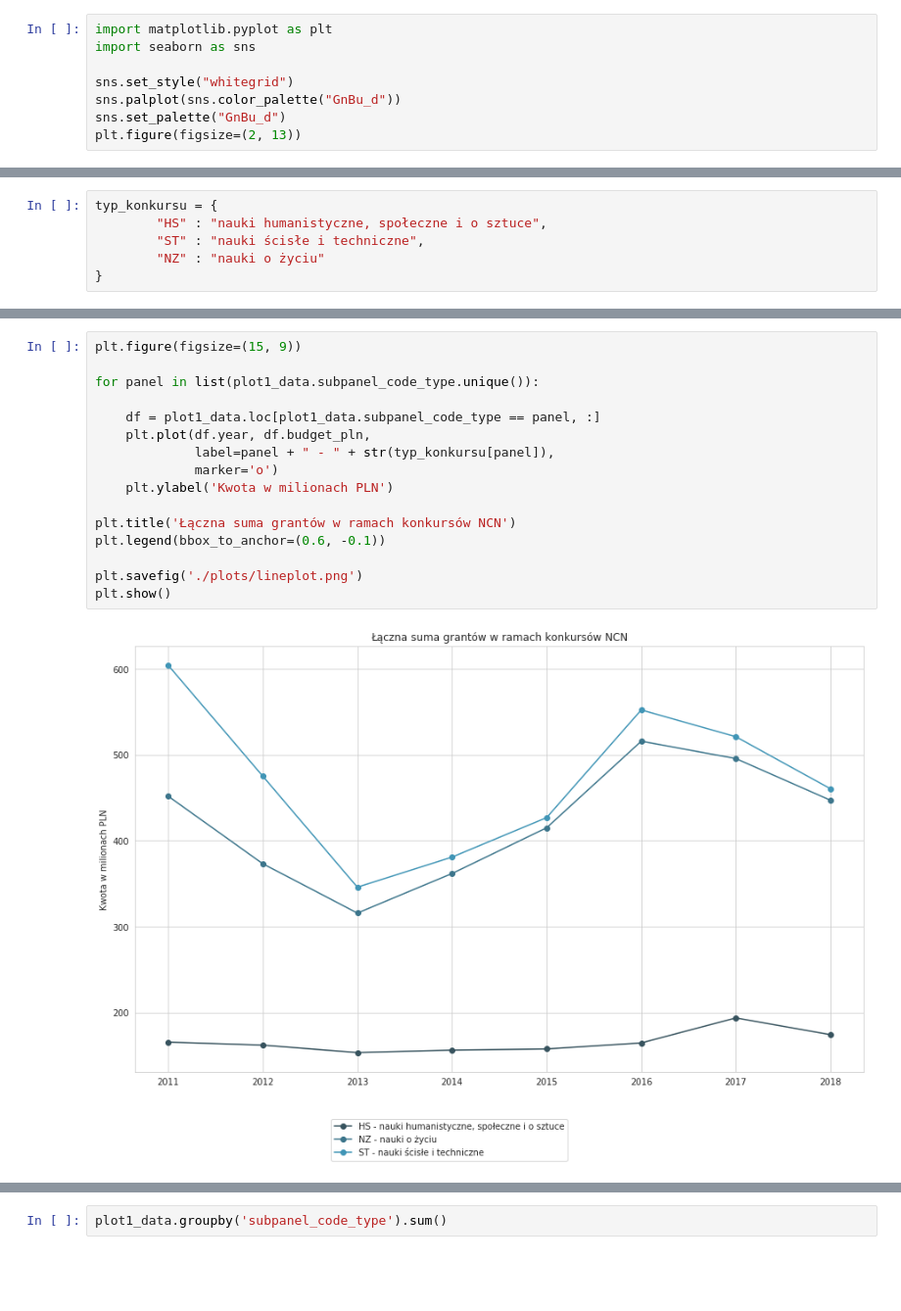
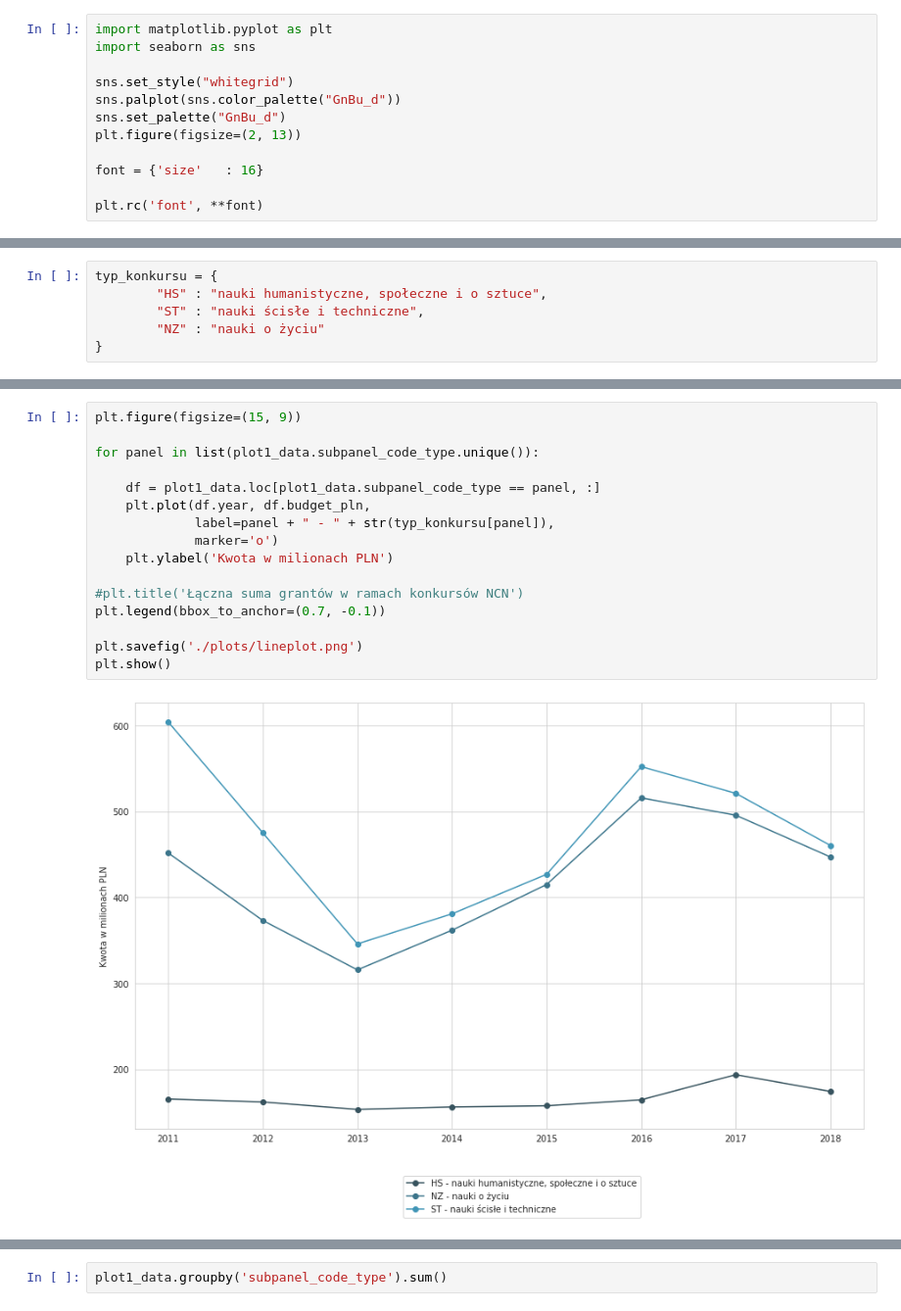
Before and after one commit to kolodziejczykjakub/ncn-grants, a Jupyter notebook: plots.ipynb, the cells around one changed output, grey strips where cells are left out. Shown: that part at 98% size. Drawn from its saved outputs; the diff is of its cells as text; blank space fills up the shorter version.

```diff
--- a/plots.ipynb
+++ b/plots.ipynb
@@ -37,3 +37,7 @@ sns.set_style("whitegrid")
 sns.palplot(sns.color_palette("GnBu_d"))
 sns.set_palette("GnBu_d")
 plt.figure(figsize=(2, 13))
+
+font = {'size'   : 16}
+
+plt.rc('font', **font)
@@ -69,18 +71,18 @@ plt.show()
 # %%
 plt.figure(figsize=(15, 9))
 
 for panel in list(plot1_data.subpanel_code_type.unique()):
 
     df = plot1_data.loc[plot1_data.subpanel_code_type == panel, :]
     plt.plot(df.year, df.budget_pln,
              label=panel + " - " + str(typ_konkursu[panel]),
              marker='o')
     plt.ylabel('Kwota w milionach PLN')
 
-plt.title('Łączna suma grantów w ramach konkursów NCN')
-plt.legend(bbox_to_anchor=(0.6, -0.1))
+#plt.title('Łączna suma grantów w ramach konkursów NCN')
+plt.legend(bbox_to_anchor=(0.7, -0.1))
 
 plt.savefig('./plots/lineplot.png')
 plt.show()
 # %% [output]
-[figure, old version]
+[figure, new version]
```
Also changed, not shown: parts of 10 cells of this notebook, 6 other files.
